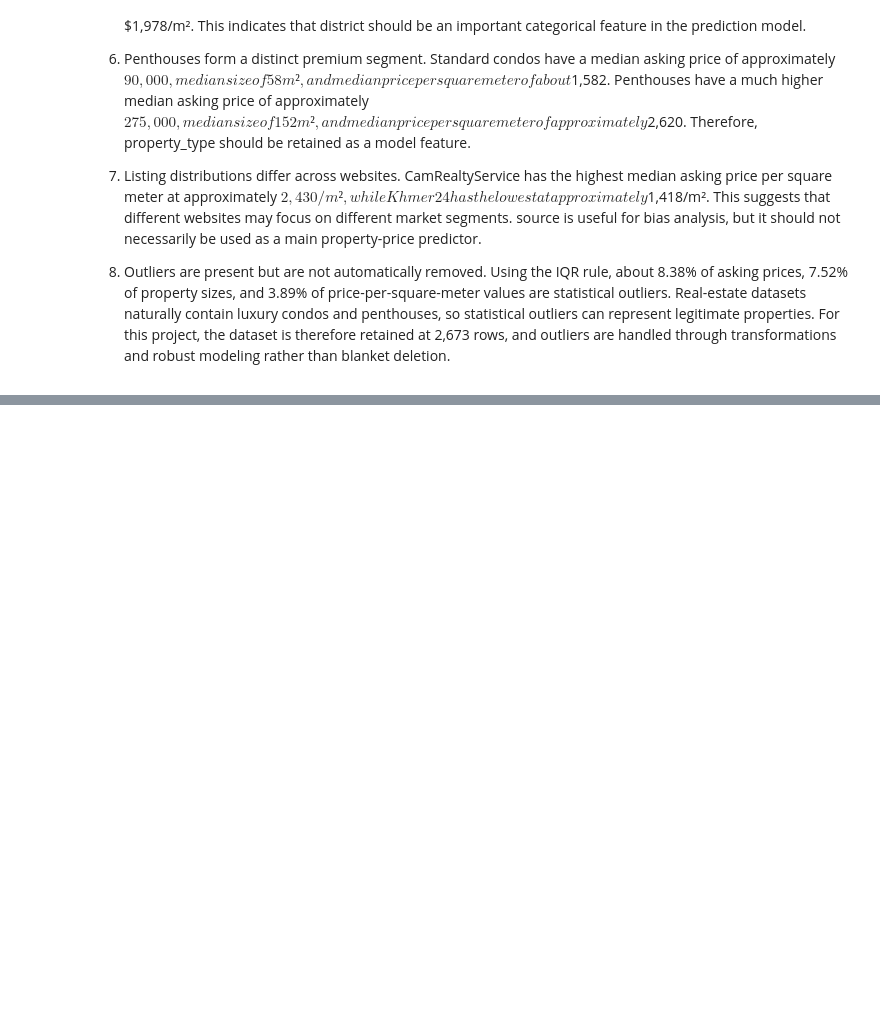
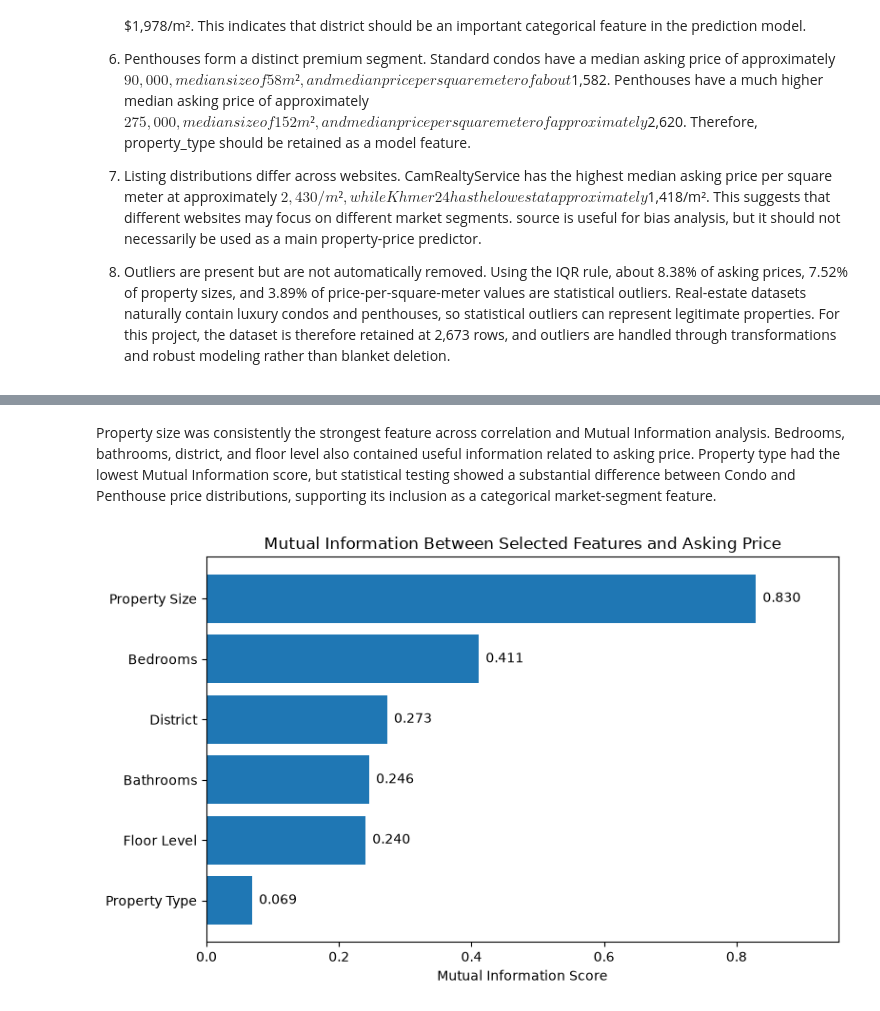
Before and after one commit to sengmengchho/PP_PropertyLens, a Jupyter notebook: notebooks/EDA_Gold.ipynb, the cells around one changed output, grey strips where cells are left out. Saved outputs shown, nothing was run; the diff lists cells and outputs as text; code cells hidden in the pictures; blank space fills up the shorter version.

```diff
--- a/notebooks/EDA_Gold.ipynb
+++ b/notebooks/EDA_Gold.ipynb
@@ -2412,0 +3767,65 @@ The EDA shows that property price is strongly related to property size, while be
+# %% [markdown]
+Property size was consistently the strongest feature across correlation and Mutual Information analysis. Bedrooms, bathrooms, district, and floor level also contained useful information related to asking price. Property type had the lowest Mutual Information score, but statistical testing showed a substantial difference between Condo and Penthouse price distributions, supporting its inclusion as a categorical market-segment feature.
+# %%
+# =========================================================
+# MUTUAL INFORMATION VISUALIZATION
+# =========================================================
+
+import matplotlib.pyplot as plt
+
+mi_plot = (
+    mi_results
+    .sort_values(
+        "Mutual_Information",
+        ascending=True,
+    )
+    .copy()
+)
+
+label_map = {
+    "size_m2": "Property Size",
+    "bedrooms": "Bedrooms",
+    "bathrooms": "Bathrooms",
+    "unit_floor": "Floor Level",
+    "district": "District",
+    "property_type": "Property Type",
+}
+
+mi_plot["Display_Feature"] = (
+    mi_plot["Feature"]
+    .map(label_map)
+)
+
+plt.figure(figsize=(8, 5))
+
+bars = plt.barh(
+    mi_plot["Display_Feature"],
+    mi_plot["Mutual_Information"],
+)
+
+plt.xlabel("Mutual Information Score")
+plt.ylabel("")
+plt.title(
+    "Mutual Information Between Selected Features and Asking Price"
+)
+
+for bar, value in zip(
+    bars,
+    mi_plot["Mutual_Information"],
+):
+    plt.text(
+        value + 0.01,
+        bar.get_y() + bar.get_height() / 2,
+        f"{value:.3f}",
+        va="center",
+    )
+
+plt.xlim(
+    0,
+    mi_plot["Mutual_Information"].max() * 1.15,
+)
+
+plt.tight_layout()
+plt.show()
+# %% [output]
+[figure, added]
```
Also changed, not shown: parts of 29 cells of this notebook, 1 other file.
